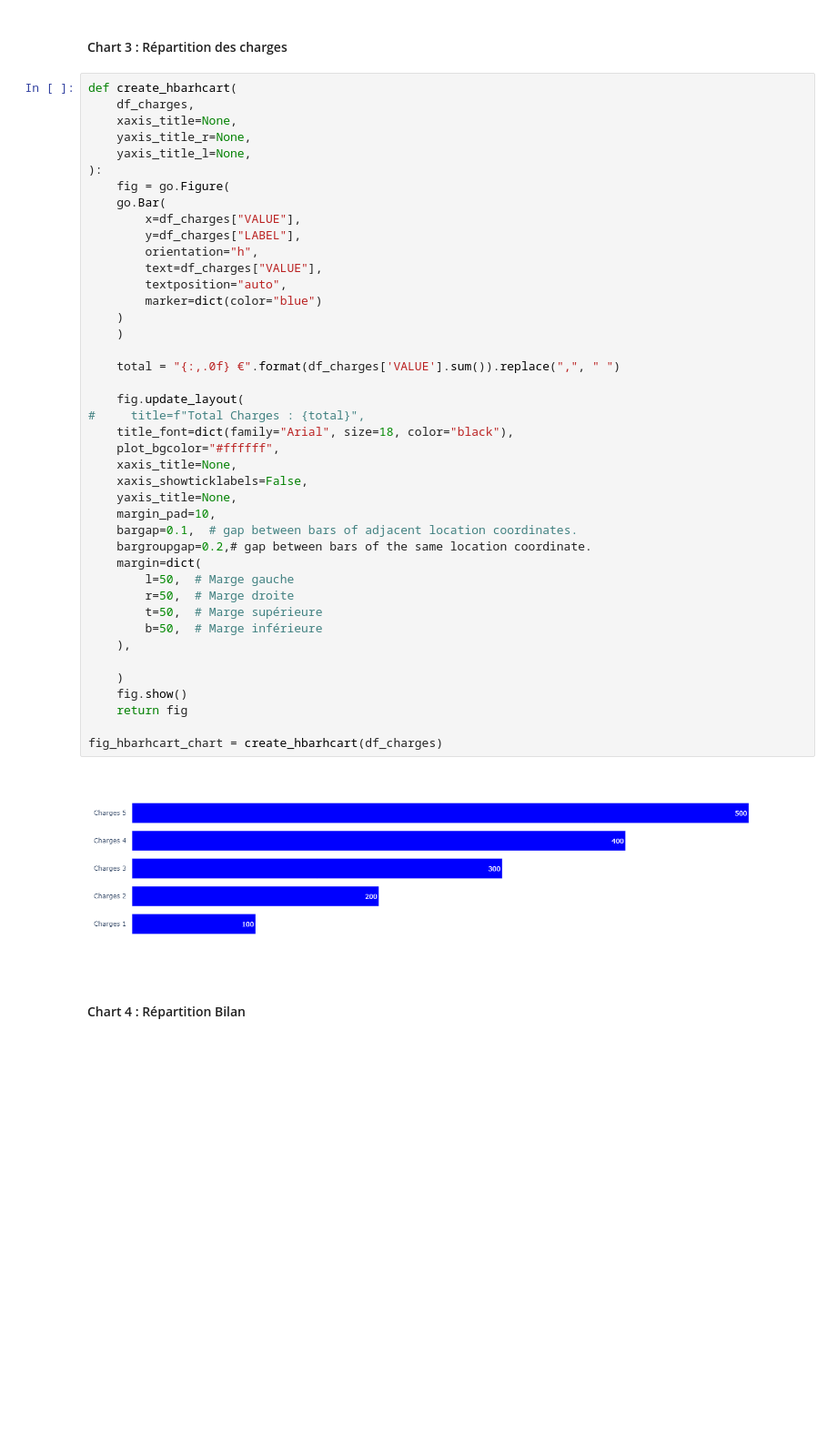
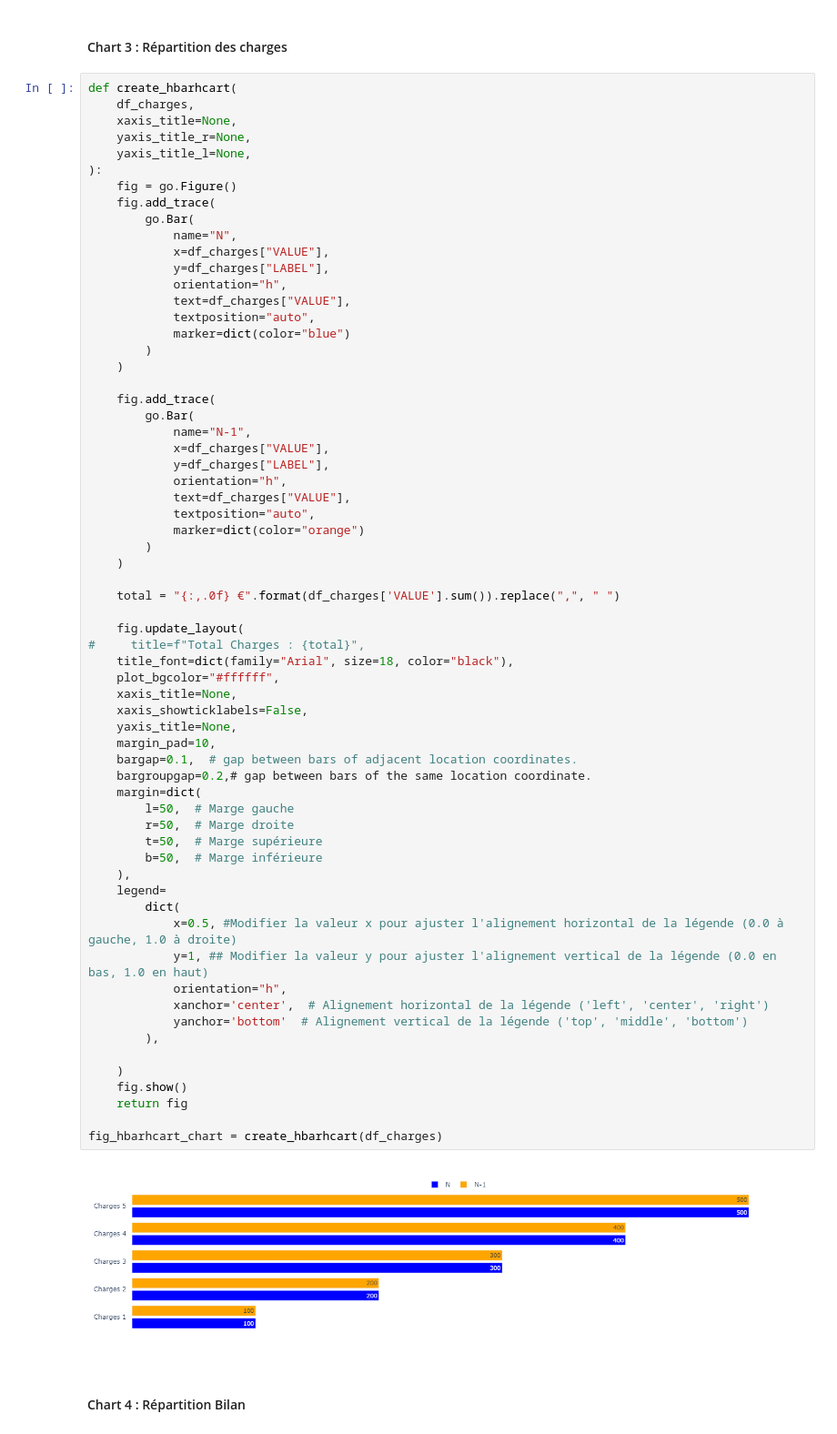
Before and after one commit to jupyter-naas/FEC-engine, a Jupyter notebook: models/FEC_Dashboard.ipynb, the cells around one changed output. Shown at 91% size. Drawn from its saved outputs; the diff is of its cells as text; blank space fills up the shorter version.

Commit message:
feat: add 2 bars on bar charts

```diff
--- a/models/FEC_Dashboard.ipynb
+++ b/models/FEC_Dashboard.ipynb
@@ -549,43 +549,65 @@ def create_hbarhcart(
     yaxis_title_r=None,
     yaxis_title_l=None,
 ):
-    fig = go.Figure(
-    go.Bar(
-        x=df_charges["VALUE"],
-        y=df_charges["LABEL"],
-        orientation="h",
-        text=df_charges["VALUE"],
-        textposition="auto",
-        marker=dict(color="blue")
+    fig = go.Figure()
+    fig.add_trace(
+        go.Bar(
+            name="N",
+            x=df_charges["VALUE"],
+            y=df_charges["LABEL"],
+            orientation="h",
+            text=df_charges["VALUE"],
+            textposition="auto",
+            marker=dict(color="blue")
+        )
     )
+
+    fig.add_trace(
+        go.Bar(
+            name="N-1",
+            x=df_charges["VALUE"],
+            y=df_charges["LABEL"],
+            orientation="h",
+            text=df_charges["VALUE"],
+            textposition="auto",
+            marker=dict(color="orange")
+        )
     )
 
     total = "{:,.0f} €".format(df_charges['VALUE'].sum()).replace(",", " ")
 
     fig.update_layout(
 #     title=f"Total Charges : {total}",
     title_font=dict(family="Arial", size=18, color="black"),
     plot_bgcolor="#ffffff",
     xaxis_title=None,
     xaxis_showticklabels=False,
     yaxis_title=None,
     margin_pad=10,
     bargap=0.1,  # gap between bars of adjacent location coordinates.
     bargroupgap=0.2,# gap between bars of the same location coordinate.
     margin=dict(
         l=50,  # Marge gauche
         r=50,  # Marge droite
         t=50,  # Marge supérieure
         b=50,  # Marge inférieure
     ),
+    legend=
+        dict(
+            x=0.5, #Modifier la valeur x pour ajuster l'alignement horizontal de la légende (0.0 à gauche, 1.0 à droite)
+            y=1, ## Modifier la valeur y pour ajuster l'alignement vertical de la légende (0.0 en bas, 1.0 en haut)
+            orientation="h",
+            xanchor='center',  # Alignement horizontal de la légende ('left', 'center', 'right')
+            yanchor='bottom'  # Alignement vertical de la légende ('top', 'middle', 'bottom')
+        ),
 
     )
     fig.show()
     return fig
 
 fig_hbarhcart_chart = create_hbarhcart(df_charges)
 # %% [output]
-[figure, old version]
+[figure, new version]
 # %% [markdown]
 #### Chart 4 : Répartition Bilan
 # %%
```
Also changed, not shown: parts of 9 cells of this notebook.
